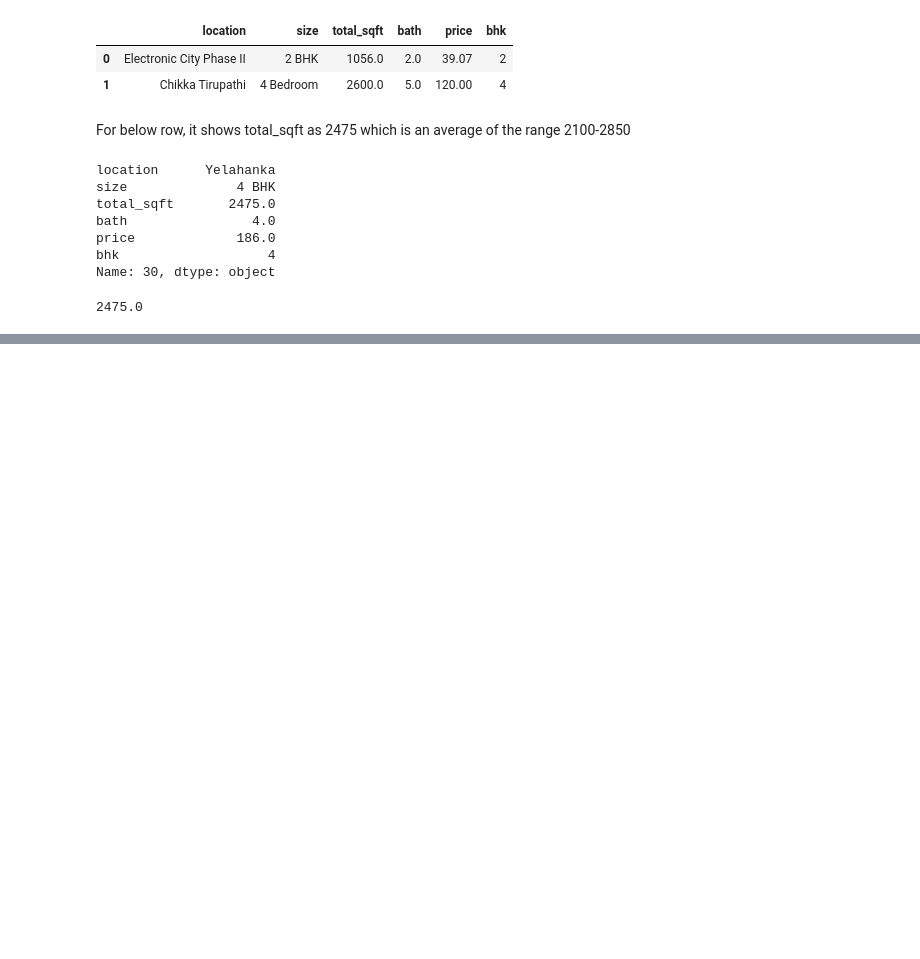
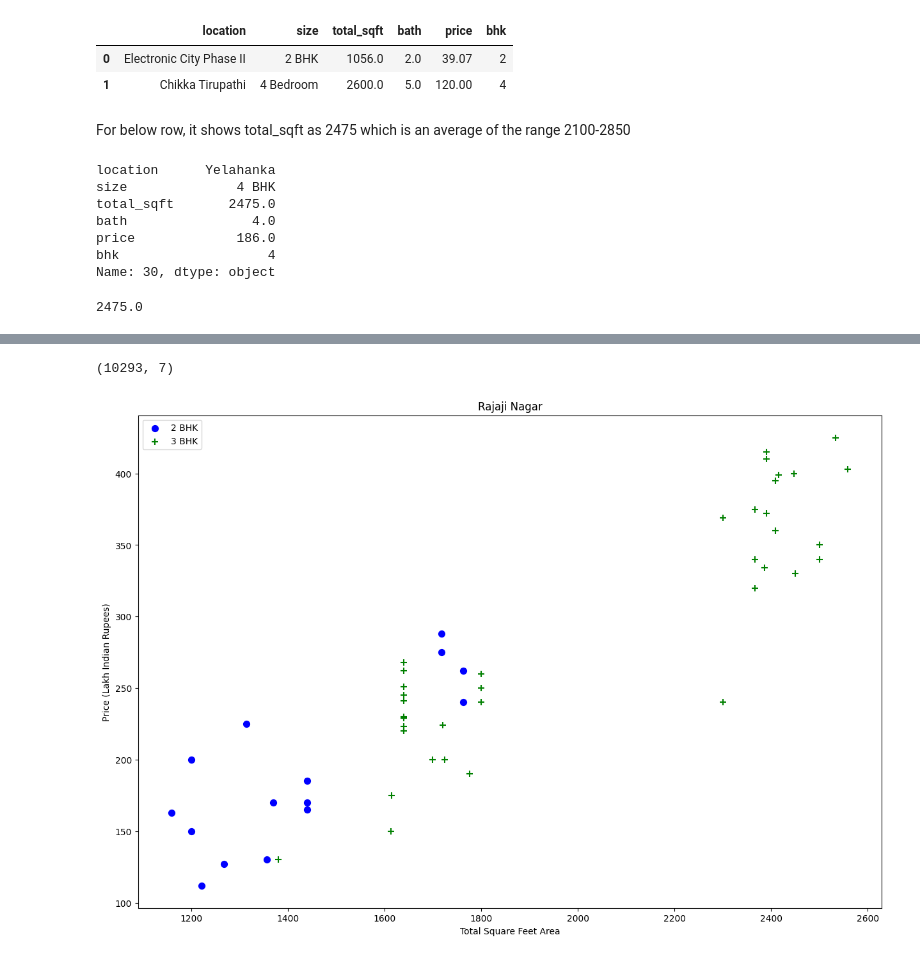
Before and after one commit to harpreet-03/ML_with_Python, a Jupyter notebook: Projects/Real_Estate_Price_Prediction/real_estate_price_prediction.ipynb, the cells around one changed output, grey strips where cells are left out. Drawn from its saved outputs; the diff is of its cells as text; code cells hidden in the pictures; blank space fills up the shorter version.

Commit message:
Outlier removal

```diff
--- a/Projects/Real_Estate_Price_Prediction/real_estate_price_prediction.ipynb
+++ b/Projects/Real_Estate_Price_Prediction/real_estate_price_prediction.ipynb
@@ -185,0 +242,3 @@ Name: 30, dtype: object
+# %%
+location_stats_less_10 = location_stats[location_stats<=10]
+location_stats_less_10
@@ -185,0 +263,2 @@ Name: 30, dtype: object
+# %%
+df5.location = df5.location.apply(lambda x: 'other' if x in location_stats_less_10 else x)
@@ -185,0 +293,3 @@ Name: 30, dtype: object
+# %%
+df6 = df5[~(df5.total_sqft / df5.bhk < 300)]
+df6.shape
@@ -185,0 +310,29 @@ Name: 30, dtype: object
+# %%
+def remove_pps_outliers(df):
+    df_out = pd.DataFrame()
+    for key, subdf in df.groupby('location'):
+        m = subdf.price_per_sqft.mean()
+        st = subdf.price_per_sqft.std()
+        reduced_df = subdf[(subdf.price_per_sqft>(m-st)) & (subdf.price_per_sqft<=(m+st))]
+        df_out = pd.concat([df_out, reduced_df], ignore_index=True)
+    return df_out
+
+df7 = remove_pps_outliers(df6)
+df7.shape
+# %% [output]
+(10293, 7)
+# %%
+def plot_scatter_chart(df, location):
+    bhk2 = df[(df.location==location) & (df.bhk==2)]
+    bhk3 = df[(df.location==location) & (df.bhk==3)]
+    plt.figure(figsize=(15,10))
+    plt.scatter(bhk2.total_sqft, bhk2.price, color='blue', label='2 BHK', s=50)
+    plt.scatter(bhk3.total_sqft, bhk3.price, marker='+', color='green', label='3 BHK', s=50)
+    plt.xlabel("Total Square Feet Area")
+    plt.ylabel("Price (Lakh Indian Rupees)")
+    plt.title(location)
+    plt.legend()
+
+plot_scatter_chart(df7, "Rajaji Nagar")
+# %% [output]
+[figure, added]
```
Also changed, not shown: parts of 21 cells of this notebook.
